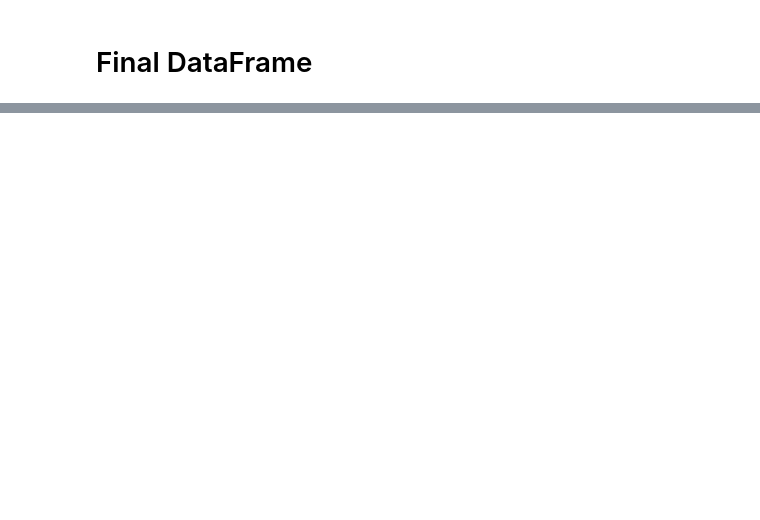
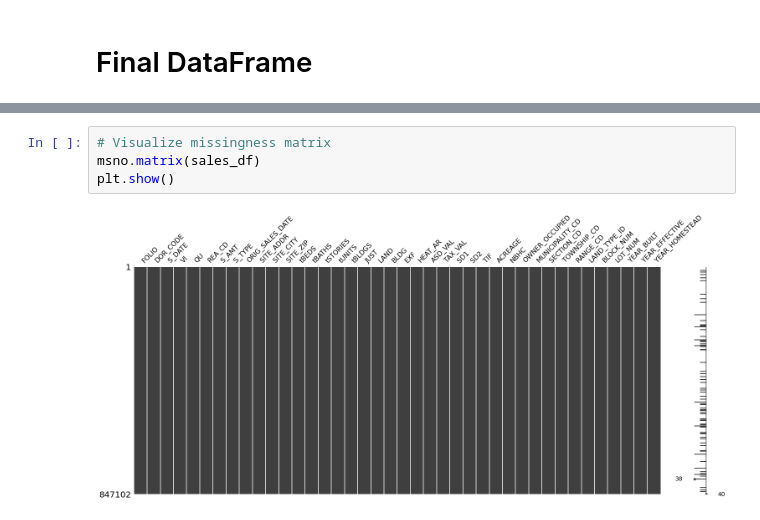
Before and after one commit to mkars01/real-estate-invest-recommender, a Jupyter notebook: notebooks/02_data_wrangling_process.ipynb, the cells around one changed output, grey strips where cells are left out. Drawn from its saved outputs; the diff is of its cells as text; blank space fills up the shorter version.

```diff
--- a/notebooks/02_data_wrangling_process.ipynb
+++ b/notebooks/02_data_wrangling_process.ipynb
@@ -1138,0 +1146,6 @@ KeyError: "['TYPE', 'OWNER', 'S_DATE', 'S_AMT'] not in index"
+# %%
+# Visualize missingness matrix
+msno.matrix(sales_df)
+plt.show()
+# %% [output]
+[figure, added]
```
Also changed, not shown: parts of 47 cells of this notebook, 1 other file.
